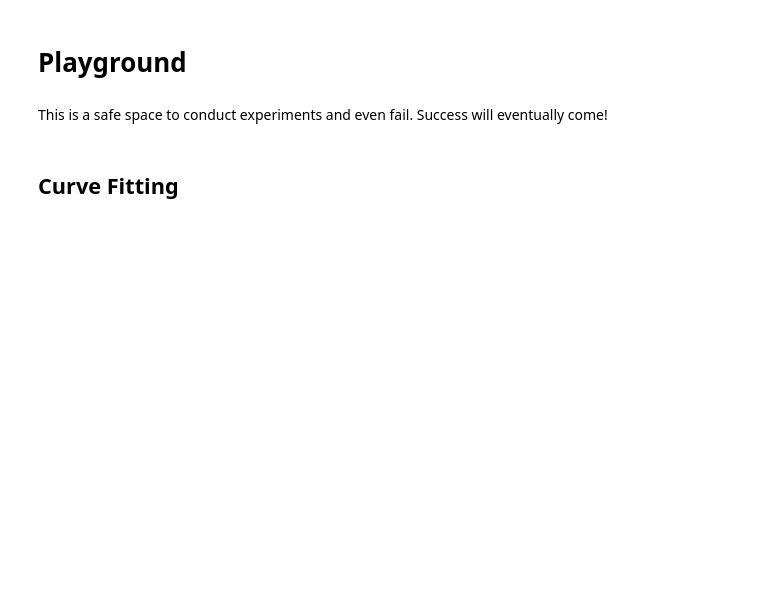
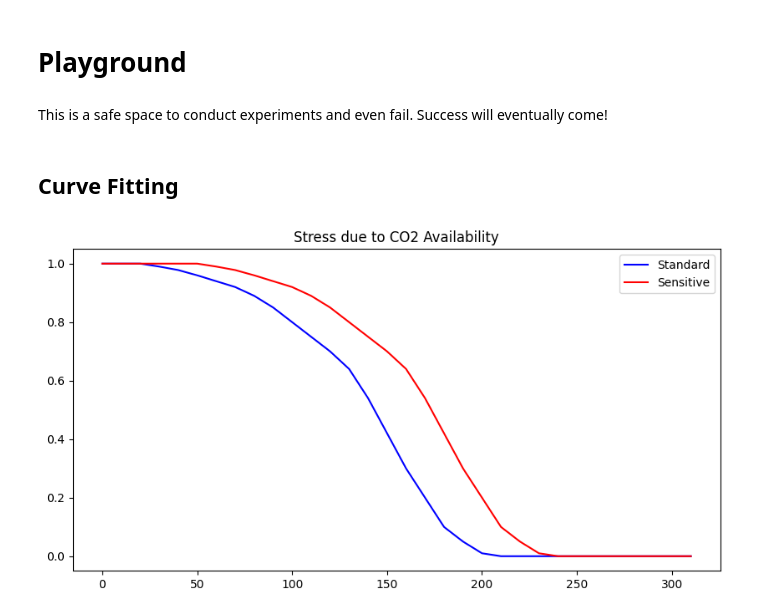
Before and after one commit to ggn1/Dissertation-TCD, a Jupyter notebook: Experiments/playground.ipynb, the cells around one changed output. Drawn from its saved outputs; the diff is of its cells as text; code cells hidden in the pictures; blank space fills up the shorter version.

```diff
--- a/Experiments/playground.ipynb
+++ b/Experiments/playground.ipynb
@@ -35,3 +35,36 @@ def create_interpolation_function(x_points, y_points):
         return float(interpolation_function(x))
 
     return interpolated_function
+# %%
+data_stress = {
+    'co2': pd.read_csv('./data/co2_stress.csv'),
+    'co2_sensitive': pd.read_csv('./data/co2_stress_sensitive.csv')
+}
+
+curve_fn = {
+    category: create_interpolation_function(df.availability, df.stress)
+    for [category, df] in data_stress.items()
+}
+
+# fig, (ax1, ax2) = plt.subplots(nrows=1, ncols=2, figsize=(20,5))
+fig = plt.figure(figsize=(10,5))
+
+plt.plot(
+    data_stress['co2']['availability'],
+    [curve_fn['co2'](x) for x in data_stress['co2']['availability']],
+    color='blue', label='Standard'
+)
+plt.legend()
+
+plt.plot(
+    data_stress['co2_sensitive']['availability'],
+    [curve_fn['co2_sensitive'](x) for x in data_stress['co2_sensitive']['availability']],
+    color='red', label='Sensitive'
+)
+plt.legend()
+
+plt.title('Stress due to CO2 Availability')
+plt.savefig('./figures/co2_stress.png')
+plt.show()
+# %% [output]
+[figure, added]
```
Also changed, not shown: parts of 7 cells of this notebook, 6 other files.
